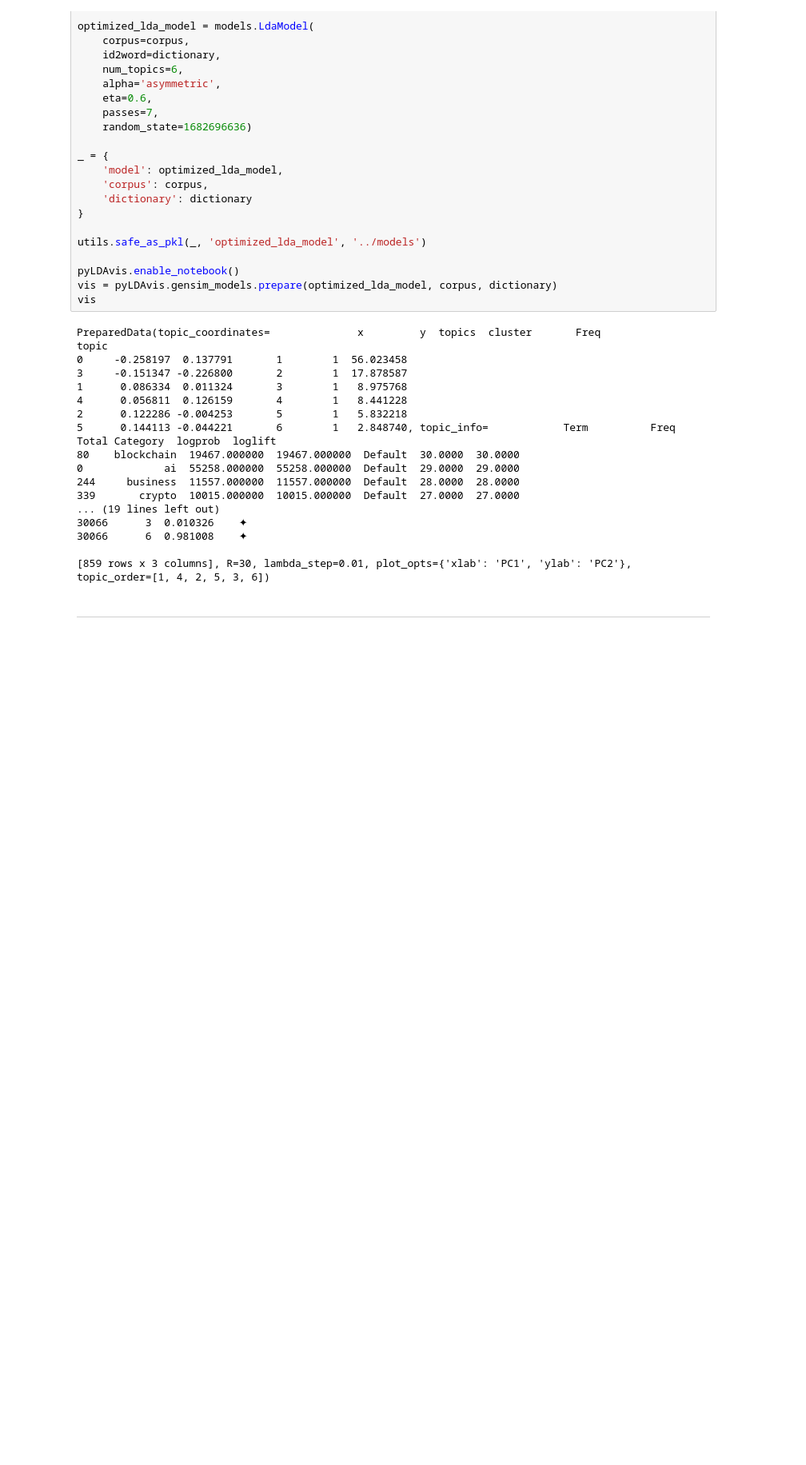
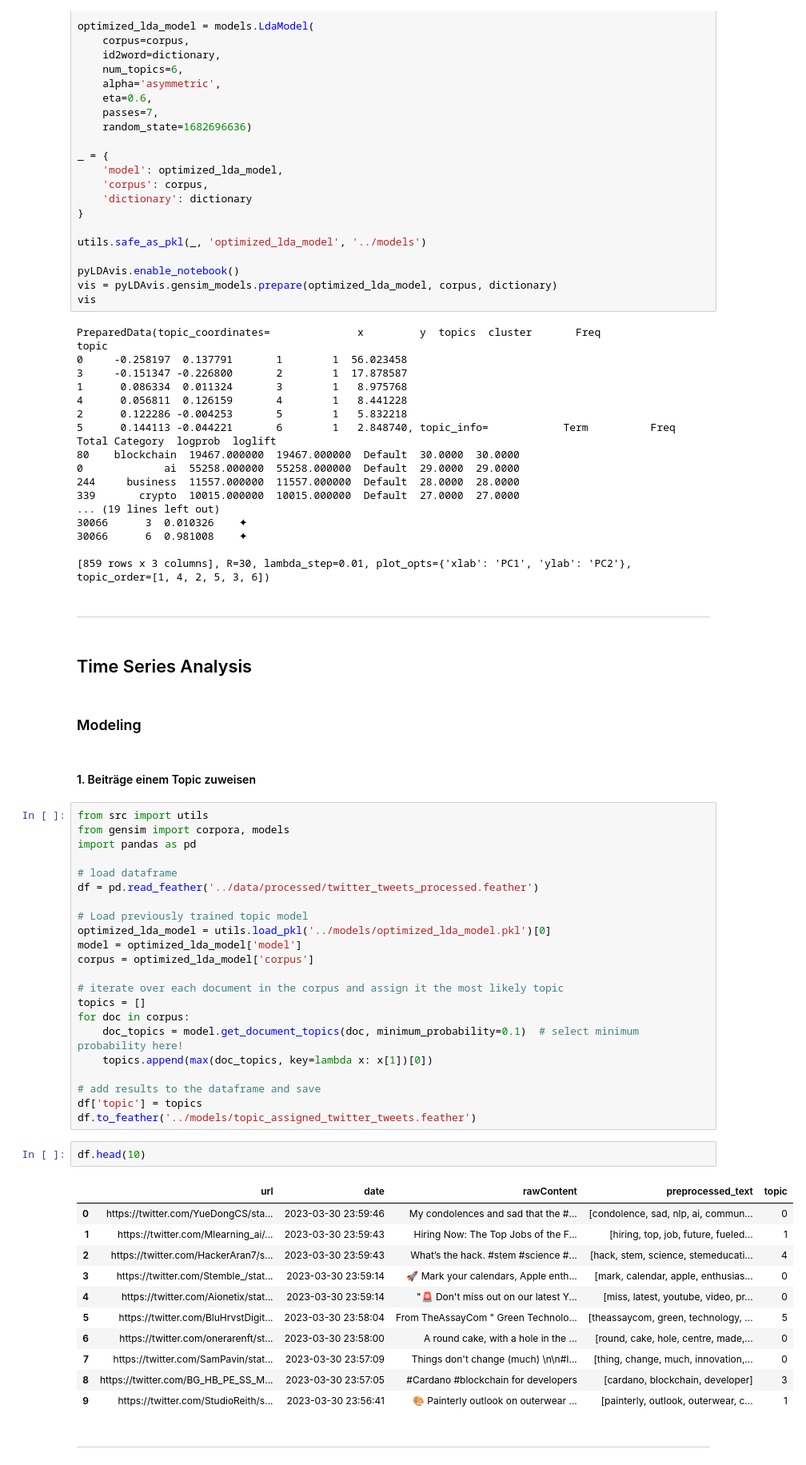
Before and after one commit to lukasschr/bachelorthesis-social-media-analytics, a Jupyter notebook: notebooks/03-Modeling-Evaluation.ipynb, the cells around one changed output. Shown at 80% size. Drawn from its saved outputs; the diff is of its cells as text; blank space fills up the shorter version.

Commit message:
add section time series analysis & topic assignment made

```diff
--- a/notebooks/03-Modeling-Evaluation.ipynb
+++ b/notebooks/03-Modeling-Evaluation.ipynb
@@ -231,3 +231,47 @@ topic
 [859 rows x 3 columns], R=30, lambda_step=0.01, plot_opts={'xlab': 'PC1', 'ylab': 'PC2'}, topic_order=[1, 4, 2, 5, 3, 6])
 # %% [markdown]
 ---
+# %% [markdown]
+## Time Series Analysis
+# %% [markdown]
+### Modeling
+# %% [markdown]
+#### 1. Beiträge einem Topic zuweisen
+# %%
+from src import utils
+from gensim import corpora, models
+import pandas as pd
+
+# load dataframe
+df = pd.read_feather('../data/processed/twitter_tweets_processed.feather')
+
+# Load previously trained topic model
+optimized_lda_model = utils.load_pkl('../models/optimized_lda_model.pkl')[0]
+model = optimized_lda_model['model']
+corpus = optimized_lda_model['corpus']
+
+# iterate over each document in the corpus and assign it the most likely topic
+topics = []
+for doc in corpus:
+    doc_topics = model.get_document_topics(doc, minimum_probability=0.1)  # select minimum probability here!
+    topics.append(max(doc_topics, key=lambda x: x[1])[0])
+
+# add results to the dataframe and save
+df['topic'] = topics
+df.to_feather('../models/topic_assigned_twitter_tweets.feather')
+# %%
+df.head(10)
+# %% [output]
+|  | url | date | rawContent | preprocessed_text | topic |
+| 0 | https://twitter.com/YueDongCS/sta... | 2023-03-30 23:59:46 | My condolences and sad that the #... | [condolence, sad, nlp, ai, commun... | 0 |
+| 1 | https://twitter.com/Mlearning_ai/... | 2023-03-30 23:59:43 | Hiring Now: The Top Jobs of the F... | [hiring, top, job, future, fueled... | 1 |
+| 2 | https://twitter.com/HackerAran7/s... | 2023-03-30 23:59:43 | What’s the hack. #stem #science #... | [hack, stem, science, stemeducati... | 4 |
+| 3 | https://twitter.com/Stemble_/stat... | 2023-03-30 23:59:14 | 🚀 Mark your calendars, Apple enth... | [mark, calendar, apple, enthusias... | 0 |
+| 4 | https://twitter.com/Aionetix/stat... | 2023-03-30 23:59:14 | "🚨 Don't miss out on our latest Y... | [miss, latest, youtube, video, pr... | 0 |
+| 5 | https://twitter.com/BluHrvstDigit... | 2023-03-30 23:58:04 | From TheAssayCom " Green Technolo... | [theassaycom, green, technology, ... | 5 |
+| 6 | https://twitter.com/onerarenft/st... | 2023-03-30 23:58:00 | A round cake, with a hole in the ... | [round, cake, hole, centre, made,... | 0 |
+| 7 | https://twitter.com/SamPavin/stat... | 2023-03-30 23:57:09 | Things don't change (much) \n\n#I... | [thing, change, much, innovation,... | 0 |
+| 8 | https://twitter.com/BG_HB_PE_SS_M... | 2023-03-30 23:57:05 | #Cardano #blockchain for developers | [cardano, blockchain, developer] | 3 |
+| 9 | https://twitter.com/StudioReith/s... | 2023-03-30 23:56:41 | 🎨 Painterly outlook on outerwear ... | [painterly, outlook, outerwear, c... | 1 |
+# %% [markdown]
+---
```
